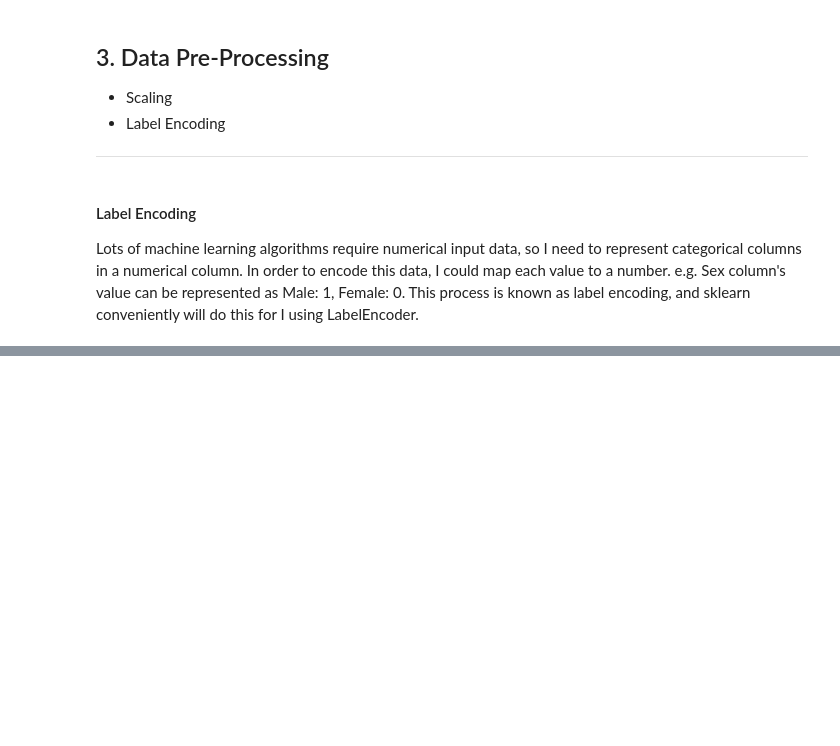
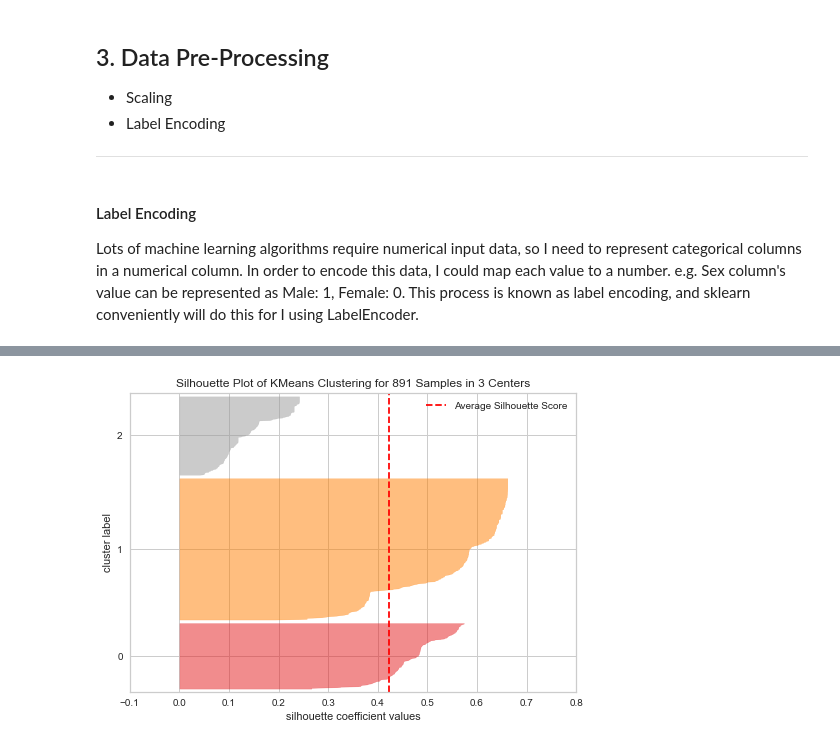
Before and after one commit to MEnesAkpinar/Titanic_Project_Prediction_with_ML, a Jupyter notebook: Titanic_Prediction_with_ML.ipynb, the cells around one changed output, grey strips where cells are left out. Drawn from its saved outputs; the diff is of its cells as text; code cells hidden in the pictures; blank space fills up the shorter version.

```diff
--- a/Titanic_Prediction_with_ML.ipynb
+++ b/Titanic_Prediction_with_ML.ipynb
@@ -896,0 +1037,10 @@ Lots of machine learning algorithms require numerical input data, so I need to r
+# %%
+ssd = []
+
+K = range(2,10)
+
+for k in K:
+    model = KMeans(n_clusters = k)
+    model.fit(train1_scaled)
+    ssd.append(model.inertia_)
+    print(f"Silhouette Score for {k} clusters : {silhouette_score(train1_scaled, model.labels_)}")
@@ -896,0 +1056,14 @@ Lots of machine learning algorithms require numerical input data, so I need to r
+# %%
+from sklearn.cluster import KMeans
+
+from yellowbrick.cluster import SilhouetteVisualizer
+
+model_3 = KMeans(n_clusters = 3, random_state = 101)
+visualizer = SilhouetteVisualizer(model_3)
+
+# Fit the data to the visualizer
+
+visualizer.fit(train1_scaled)
+visualizer.poof();
+# %% [output]
+[figure, added]
```
Also changed, not shown: parts of 21 cells of this notebook.
